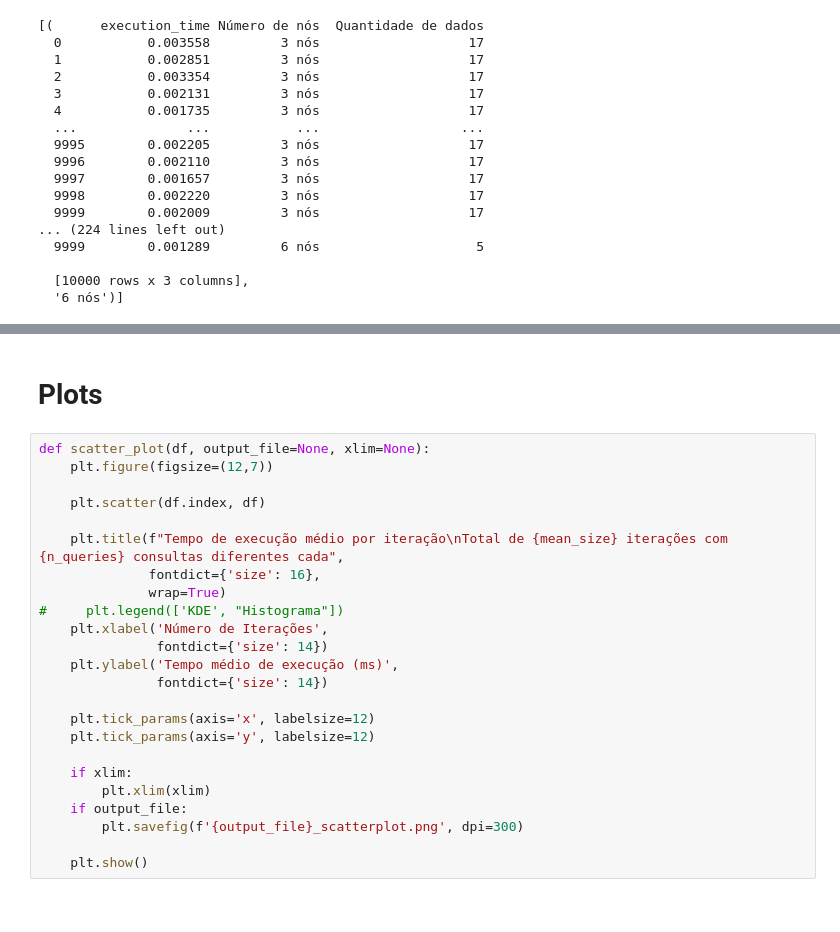
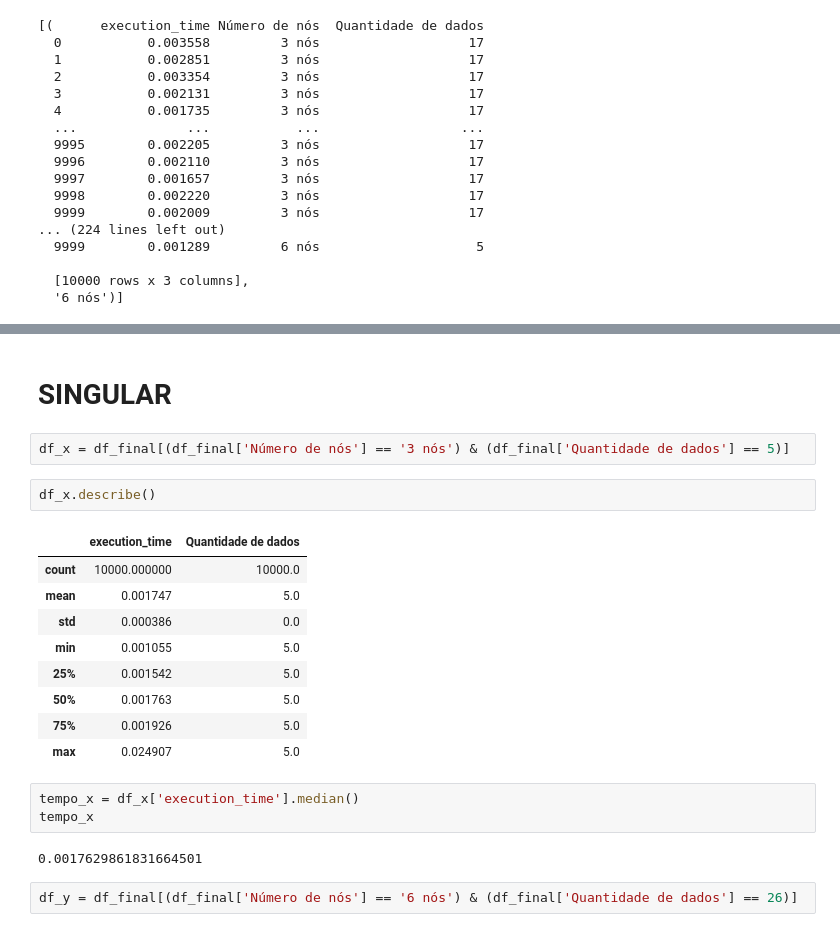
Before and after one commit to svponte/bdm, a Jupyter notebook: resultados/analise_resultados.ipynb, the cells around one changed output, grey strips where cells are left out. Cells and saved outputs as stored; diff of their text form.

```diff
--- a/resultados/analise_resultados.ipynb
+++ b/resultados/analise_resultados.ipynb
@@ -310,26 +294,23 @@ for df, nos in df_list:
-# %% [markdown]
-# Plots
-# %%
-def scatter_plot(df, output_file=None, xlim=None):
-    plt.figure(figsize=(12,7))
-
-    plt.scatter(df.index, df)
-
-    plt.title(f"Tempo de execução médio por iteração\nTotal de {mean_size} iterações com {n_queries} consultas diferentes cada",
-              fontdict={'size': 16},
-              wrap=True)
-#     plt.legend(['KDE', "Histograma"])
-    plt.xlabel('Número de Iterações',
-               fontdict={'size': 14})
-    plt.ylabel('Tempo médio de execução (ms)',
-               fontdict={'size': 14})
-
-    plt.tick_params(axis='x', labelsize=12)
-    plt.tick_params(axis='y', labelsize=12)
-
-    if xlim:
-        plt.xlim(xlim)
-    if output_file:
-        plt.savefig(f'{output_file}_scatterplot.png', dpi=300)
-
-    plt.show()
+# %% [markdown]
+# SINGULAR
+# %%
+df_x = df_final[(df_final['Número de nós'] == '3 nós') & (df_final['Quantidade de dados'] == 5)]
+# %%
+df_x.describe()
+# %% [output]
+|  | execution_time | Quantidade de dados |
+| count | 10000.000000 | 10000.0 |
+| mean | 0.001747 | 5.0 |
+| std | 0.000386 | 0.0 |
+| min | 0.001055 | 5.0 |
+| 25% | 0.001542 | 5.0 |
+| 50% | 0.001763 | 5.0 |
+| 75% | 0.001926 | 5.0 |
+| max | 0.024907 | 5.0 |
+# %%
+tempo_x = df_x['execution_time'].median()
+tempo_x
+# %% [output]
+0.0017629861831664501
+# %%
+df_y = df_final[(df_final['Número de nós'] == '6 nós') & (df_final['Quantidade de dados'] == 26)]
```
Also changed, not shown: parts of 4 cells of this notebook, 3 other files.
